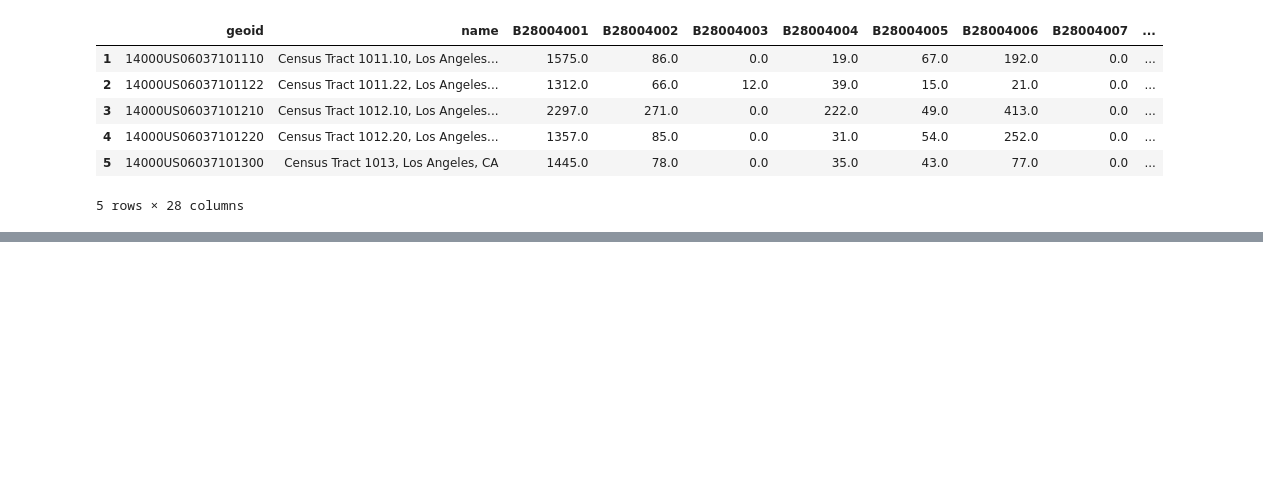
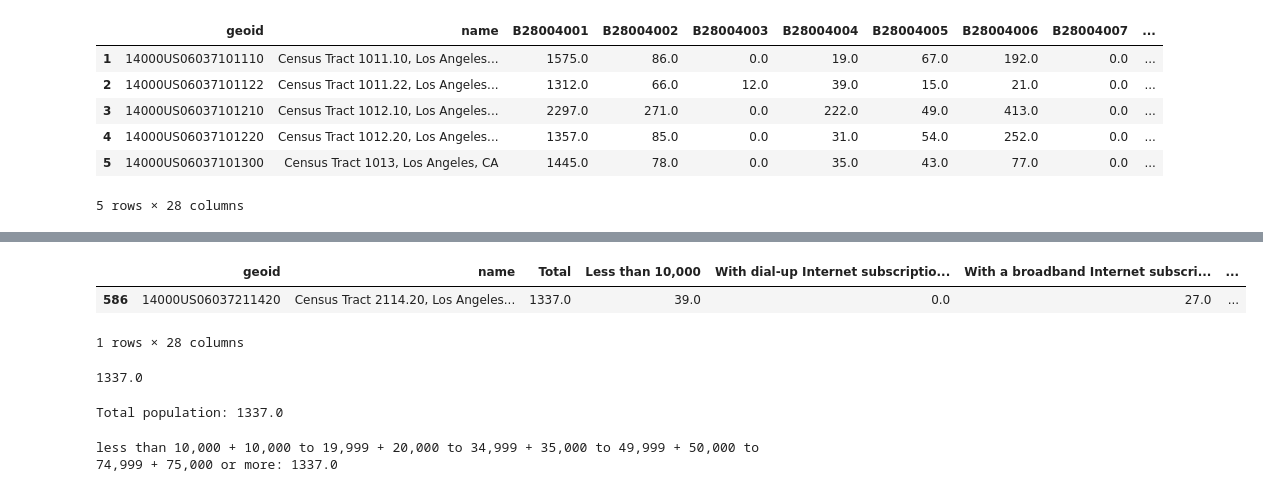
Before and after one commit to cristemc/up206a-michael, a Jupyter notebook: Week_03/census_exploration.ipynb, the cells around one changed output, grey strips where cells are left out. Cells and saved outputs as stored; diff of their text form; code cells hidden in the pictures; blank space fills up the shorter version.

```diff
--- a/Week_03/census_exploration.ipynb
+++ b/Week_03/census_exploration.ipynb
@@ -311,3 +311,24 @@ income_adoption.head(5)
 | 4 | 14000US06037101220 | Census Tract 1012.20, Los Angeles... | 1357.0 | 85.0 | 0.0 | 31.0 | ... |
 | 5 | 14000US06037101300 | Census Tract 1013, Los Angeles, CA | 1445.0 | 78.0 | 0.0 | 35.0 | ... |
 5 rows × 28 columns
+# %%
+#let's use python to check the integrity of out data this time
+income_random_tract=income_adoption.sample()
+income_random_tract
+# %% [output]
+|  | geoid | name | Total | Less than 10,000 | With dial-up Internet subscriptio... | With a broadband Internet subscri... | ... |
+| 586 | 14000US06037211420 | Census Tract 2114.20, Los Angeles... | 1337.0 | 39.0 | 0.0 | 27.0 | ... |
+1 rows × 28 columns
+# %%
+income_random_tract.iloc[0]['Total']
+# %% [output]
+1337.0
+# %%
+print('Total population: '+str(income_random_tract.iloc[0]['Total']))
+# %% [output]
+Total population: 1337.0
+# %%
+#less than 10,000; 10,000 to 19,999; 20,000 to 34,999; 35,000 to 49,999, 50,000 to 74,999; and 75,000 or more should all equal the Total column
+print('less than 10,000 + 10,000 to 19,999 + 20,000 to 34,999 + 35,000 to 49,999 + 50,000 to 74,999 + 75,000 or more: '+str(income_random_tract.iloc[0]['Less than 10,000']+income_random_tract.iloc[0]['10,000 to 19,999']+income_random_tract.iloc[0]['20,000 to 34,999']+income_random_tract.iloc[0]['35,000 to 49,999']+income_random_tract.iloc[0]['50,000 to 74,999']+income_random_tract.iloc[0]['75,000 or more']))
+# %% [output]
+less than 10,000 + 10,000 to 19,999 + 20,000 to 34,999 + 35,000 to 49,999 + 50,000 to 74,999 + 75,000 or more: 1337.0
```
Also changed, not shown: parts of 2 cells of this notebook.
